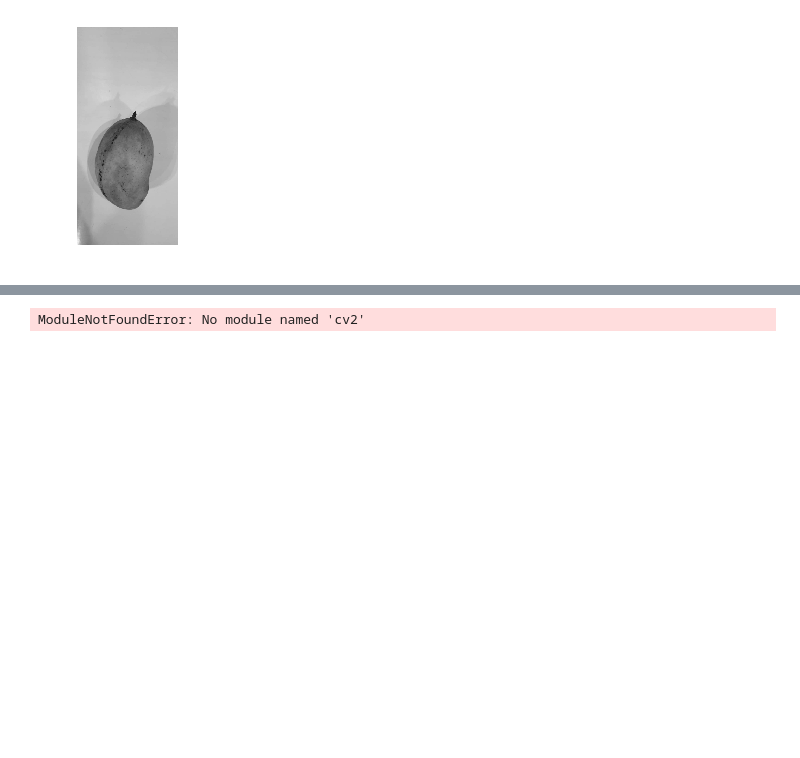
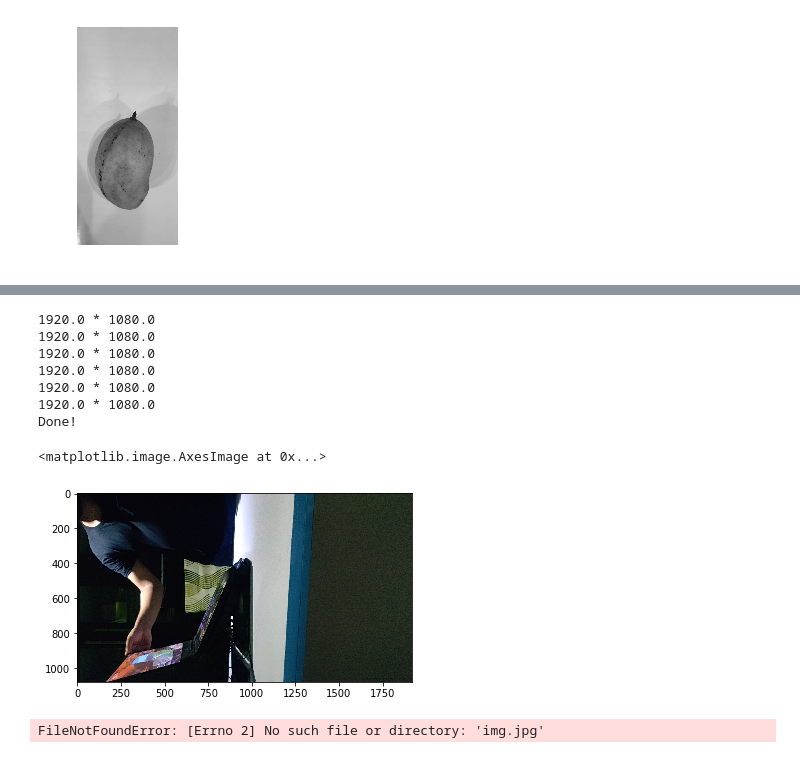
Before and after one commit to Avi-nashkumar/Semester5, a Jupyter notebook: ECSE303L/Machine Learning/Lab1.ipynb, the cells around one changed output, grey strips where cells are left out. Saved outputs shown, nothing was run; the diff lists cells and outputs as text; code cells hidden in the pictures; blank space fills up the shorter version.

```diff
--- a/ECSE303L/Machine Learning/Lab1.ipynb
+++ b/ECSE303L/Machine Learning/Lab1.ipynb
@@ -110,20 +182,42 @@ plt.imshow(grayscale_image, cmap=plt.get_cmap("gray"))
 # %%
-import cv2
-import math
 count = 0
-videoFile = "Tom and jerry.mp4"
+videoFile = "VID_2.mp4"
 cap = cv2.VideoCapture(videoFile)   # capturing the video from the given path
 frameRate = cap.get(5) #frame rate
 x=1
 while(cap.isOpened()):
     frameId = cap.get(1) #current frame number
     ret, frame = cap.read()
+
+
+
     if (ret != True):
         break
     if (frameId % math.floor(frameRate) == 0):
         filename ="frame%d.jpg" % count;count+=1
         cv2.imwrite(filename, frame)
+        print(cap.get(3),'*',cap.get(4))
 cap.release()
 print ("Done!")
+
+
+img = plt.imread('frame0.jpg')   # reading image using its name
+plt.imshow(img)
 # %% [output]
-ModuleNotFoundError: No module named 'cv2'
+1920.0 * 1080.0
+1920.0 * 1080.0
+1920.0 * 1080.0
+1920.0 * 1080.0
+1920.0 * 1080.0
+1920.0 * 1080.0
+Done!
+<matplotlib.image.AxesImage at 0x...>
+[figure, added]
+# %%
+#converting to greyscale
+cv2.cvtColor(img, cv2.COLOR_BGR2GRAY)
+img2=plt.imread('img.jpg')
+
+plt.imshow(img2,cmap=plt.get_cmap("gray"))
+# %% [output]
+FileNotFoundError: [Errno 2] No such file or directory: 'img.jpg'
```
Also changed, not shown: parts of 4 cells of this notebook, 12 other files.
